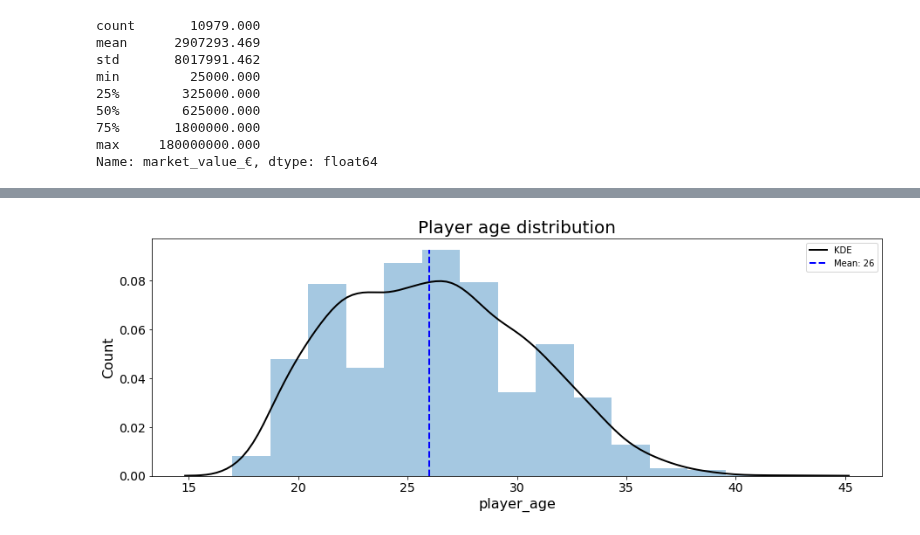
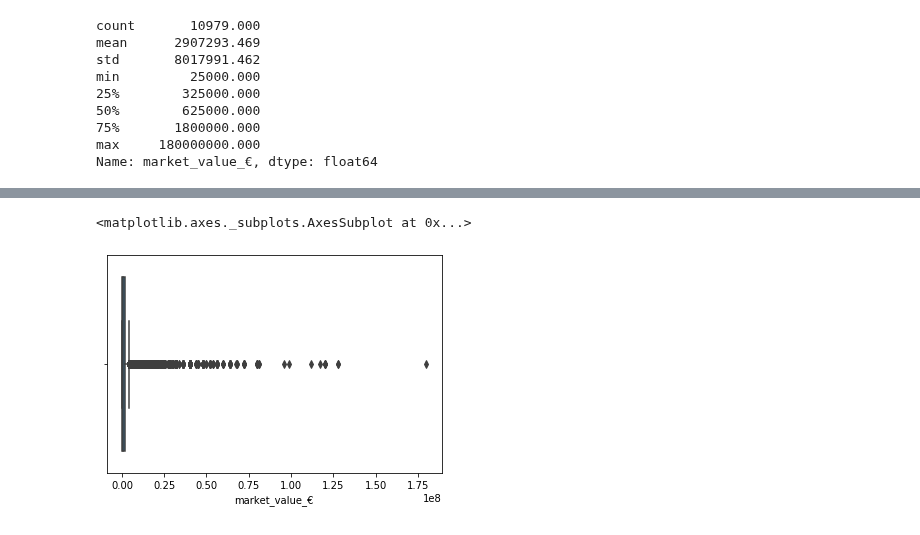
Before and after one commit to fabwerk90/FIFA-20---Market-value-prediction, a Jupyter notebook: e_eda_first_insights.ipynb, the cells around one changed output, grey strips where cells are left out. Drawn from its saved outputs; the diff is of its cells as text; code cells hidden in the pictures.

Commit message:
plotting functions and outlier detection

```diff
--- a/e_eda_first_insights.ipynb
+++ b/e_eda_first_insights.ipynb
@@ -77,4 +99,5 @@ plot_hist (df_fp, "market_value_€", "Distribution of market values in €")
-# %%
-plot_hist (df_fp, "player_age", "Player age distribution")
-# %% [output]
-[figure, removed]
+# %%
+sns.boxplot(df_fp["market_value_€"])
+# %% [output]
+<matplotlib.axes._subplots.AxesSubplot at 0x...>
+[figure, added]
```
Also changed, not shown: parts of 13 cells of this notebook.
